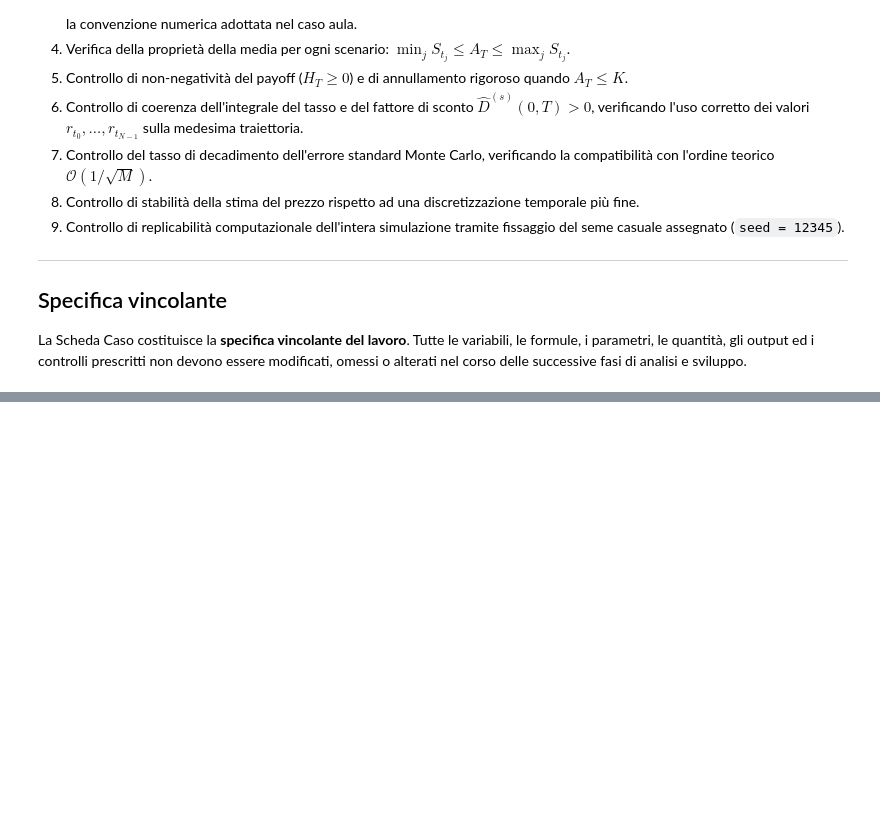
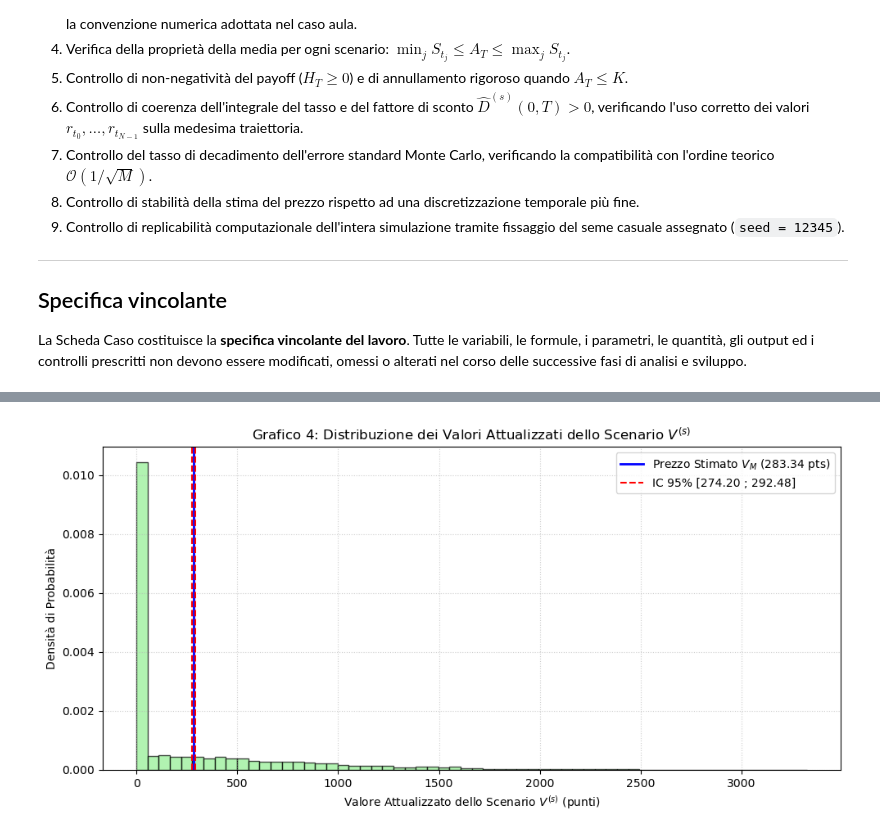
Before and after one commit to paolo-fix/CORSO-MQF, a Jupyter notebook: 04_Codice/Lez07/Lezione_07_Notebook_TakeHome_Stud2.ipynb, the cells around one changed output, grey strips where cells are left out. Drawn from its saved outputs; the diff is of its cells as text; code cells hidden in the pictures; blank space fills up the shorter version.

```diff
--- a/04_Codice/Lez07/Lezione_07_Notebook_TakeHome_Stud2.ipynb
+++ b/04_Codice/Lez07/Lezione_07_Notebook_TakeHome_Stud2.ipynb
@@ -72,0 +535,89 @@ La Scheda Caso costituisce la **specifica vincolante del lavoro**. Tutte le vari
+# %%
+# ==============================================================================
+# TAPPA 5: Payoff, Pricing Monte Carlo, Tabella 3, Grafico 4 e Controllo 5
+# ==============================================================================
+
+K = params['K']
+
+# ------------------------------------------------------------------------------
+# 1. Calcolo del Payoff Non Attualizzato e dei Valori Attualizzati per Scenario
+# ------------------------------------------------------------------------------
+# Payoff non attualizzato a scadenza H_T = max(A_T - K, 0)
+H_T = np.maximum(A_T - K, 0.0)
+
+# Valore attualizzato per scenario V^(s) = D^(s)(0,T) * H_T^(s)
+V_scenarios = discount_factors * H_T
+
+# ------------------------------------------------------------------------------
+# 2. Calcolo delle Quantità Quantitative e Metriche di Pricing (Quantità 1-6)
+# ------------------------------------------------------------------------------
+# Probabilità simulata di esercizio
+prob_esercizio = np.mean(A_T > K)
+
+# Payoff medio non attualizzato a scadenza
+mean_H_T = np.mean(H_T)
+
+# Stima del prezzo Monte Carlo (Media dei valori attualizzati)
+V_hat_M = np.mean(V_scenarios)
+
+# Deviazione standard campionaria di V e Errore Standard Monte Carlo
+s_V = np.std(V_scenarios, ddof=1)
+SE_V_hat = s_V / np.sqrt(M)
+
+# Intervallo di confidenza al 95% (Z = 1.96)
+z_alpha = 1.96
+IC_lower = V_hat_M - z_alpha * SE_V_hat
+IC_upper = V_hat_M + z_alpha * SE_V_hat
+
+# ------------------------------------------------------------------------------
+# 3. TABELLA 3: Tabella di Sintesi del Payoff e del Pricing
+# ------------------------------------------------------------------------------
+tabella_3_data = [
+    {"Metrica / Quantità": "Probabilità simulata di esercizio P(A_T > K)", "Valore Stimato": f"{prob_esercizio*100:.2f}%"},
+    {"Metrica / Quantità": "Payoff medio non attualizzato (E[H_T])", "Valore Stimato": f"{mean_H_T:,.2f} pts"},
+    {"Metrica / Quantità": "Prezzo Monte Carlo Call Asiatica (V_M)", "Valore Stimato": f"{V_hat_M:,.2f} pts"},
+    {"Metrica / Quantità": "Errore Standard Monte Carlo (SE)", "Valore Stimato": f"{SE_V_hat:,.4f} pts"},
+    {"Metrica / Quantità": "Intervallo di Confidenza 95% (Inferiore)", "Valore Stimato": f"{IC_lower:,.2f} pts"},
+    {"Metrica / Quantità": "Intervallo di Confidenza 95% (Superiore)", "Valore Stimato": f"{IC_upper:,.2f} pts"},
+    {"Metrica / Quantità": "Ampiezza Intervallo di Confidenza 95%", "Valore Stimato": f"{(IC_upper - IC_lower):,.2f} pts"}
+]
+
+df_tabella_3 = pd.DataFrame(tabella_3_data)
+print("--- TABELLA 3: SINTESI DEL PAYOFF E DEL PRICING MONTE CARLO ---")
+display(df_tabella_3)
+
+# ------------------------------------------------------------------------------
+# 4. GRAFICO 4: Distribuzione dei Valori Attualizzati dello Scenario V^(s)
+# ------------------------------------------------------------------------------
+plt.figure(figsize=(10, 5))
+# Si filtrano i valori > 0 per evidenziare la coda del payoff ma mostriamo anche la massa a 0
+plt.hist(V_scenarios, bins=60, color='lightgreen', edgecolor='black', alpha=0.7, density=True)
+plt.axvline(x=V_hat_M, color='blue', linestyle='-', linewidth=2, label=f'Prezzo Stimato $V_M$ ({V_hat_M:,.2f} pts)')
+plt.axvline(x=IC_lower, color='red', linestyle='--', linewidth=1.5, label=f'IC 95% [{IC_lower:,.2f} ; {IC_upper:,.2f}]')
+plt.axvline(x=IC_upper, color='red', linestyle='--', linewidth=1.5)
+
+plt.title('Grafico 4: Distribuzione dei Valori Attualizzati dello Scenario $V^{(s)}$', fontsize=12)
+plt.xlabel('Valore Attualizzato dello Scenario $V^{(s)}$ (punti)', fontsize=10)
+plt.ylabel('Densità di Probabilità', fontsize=10)
+plt.grid(True, linestyle=':', alpha=0.6)
+plt.legend(loc='upper right')
+plt.tight_layout()
+plt.show()
+
+# ------------------------------------------------------------------------------
+# 5. CONTROLLO 5: Non-negatività del Payoff ed Esatto Annullamento
+# ------------------------------------------------------------------------------
+print("--- CONTROLLO 5: NON-NEGATIVITÀ DEL PAYOFF ED ESATTO ANNULLAMENTO ---")
+neg_payoffs = np.sum(H_T < 0)
+out_of_money_mask = (A_T <= K)
+err_annullamento = np.sum(H_T[out_of_money_mask] != 0.0)
+
+print(f"Scenari con Payoff Negativo (H_T < 0):                 {neg_payoffs}")
+print(f"Scenari OTM (A_T <= K):                                {np.sum(out_of_money_mask)}")
+print(f"Scenari OTM con Payoff != 0 (Mancato Annullamento):    {err_annullamento}")
+
+if neg_payoffs == 0 and err_annullamento == 0:
+    print("[Esito Controllo 5]: SUPERATO -> H_T >= 0 rigoroso ed esatto annullamento quando A_T <= K.")
+else:
+    print("[Esito Controllo 5]: ATTENZIONE -> Violazioni nella definizione del payoff dell'opzione.")
+# %% [output]
@@ -72,0 +633 @@ La Scheda Caso costituisce la **specifica vincolante del lavoro**. Tutte le vari
+[figure, added]
```
Also changed, not shown: parts of 16 cells of this notebook.
